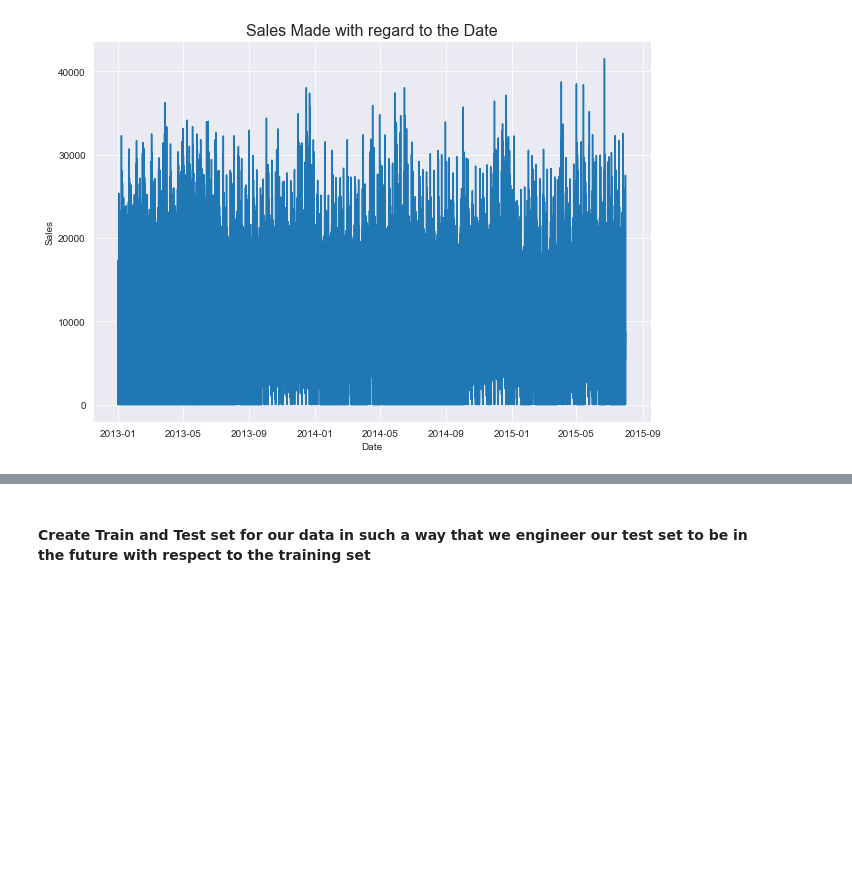
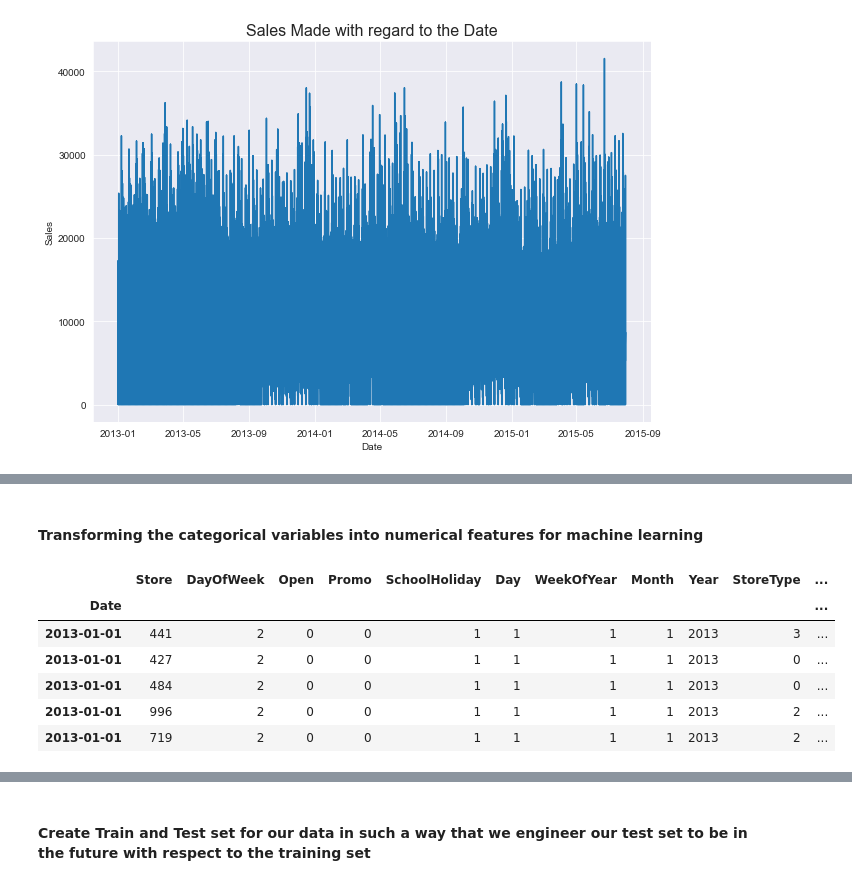
Before and after one commit to ProgrammingOperative/Pharmaceutical-Sales-Prediction, a Jupyter notebook: notebooks/Preprocessing.ipynb, the cells around one changed output, grey strips where cells are left out. Cells and saved outputs as stored; diff of their text form; code cells hidden in the pictures; blank space fills up the shorter version.

```diff
--- a/notebooks/Preprocessing.ipynb
+++ b/notebooks/Preprocessing.ipynb
@@ -213,0 +202,10 @@ timesteps[:10], sales[:10]
+# %%
+### Label encoding
+lb = LabelEncoder()
+train_store['StoreType'] = lb.fit_transform(train_store['StoreType'])
+train_store['Assortment'] = lb.fit_transform(train_store['Assortment'])
+# train_store['PromoInterval'] = lb.fit_transform(train_store['PromoInterval'])
+
+#Will come check performance if this column is dropped
+
+train_store.head()
@@ -213,0 +221,2 @@ timesteps[:10], sales[:10]
+# %% [markdown]
+#### Transforming the categorical variables into numerical features for machine learning
@@ -213,0 +233,13 @@ timesteps[:10], sales[:10]
+# %%
+## Separate Test and train files
+train_x = sampled_df[feature_columns]
+train_y = sampled_df[['Sales']]
+train_x.head()
+# %% [output]
+|  | Store | DayOfWeek | Open | Promo | SchoolHoliday | Day | WeekOfYear | Month | Year | StoreType | ... |
+| Date |  |  |  |  |  |  |  |  |  |  | ... |
+| 2013-01-01 | 441 | 2 | 0 | 0 | 1 | 1 | 1 | 1 | 2013 | 3 | ... |
+| 2013-01-01 | 427 | 2 | 0 | 0 | 1 | 1 | 1 | 1 | 2013 | 0 | ... |
+| 2013-01-01 | 484 | 2 | 0 | 0 | 1 | 1 | 1 | 1 | 2013 | 0 | ... |
+| 2013-01-01 | 996 | 2 | 0 | 0 | 1 | 1 | 1 | 1 | 2013 | 2 | ... |
+| 2013-01-01 | 719 | 2 | 0 | 0 | 1 | 1 | 1 | 1 | 2013 | 2 | ... |
```
Also changed, not shown: parts of 16 cells of this notebook, 1 other file.
